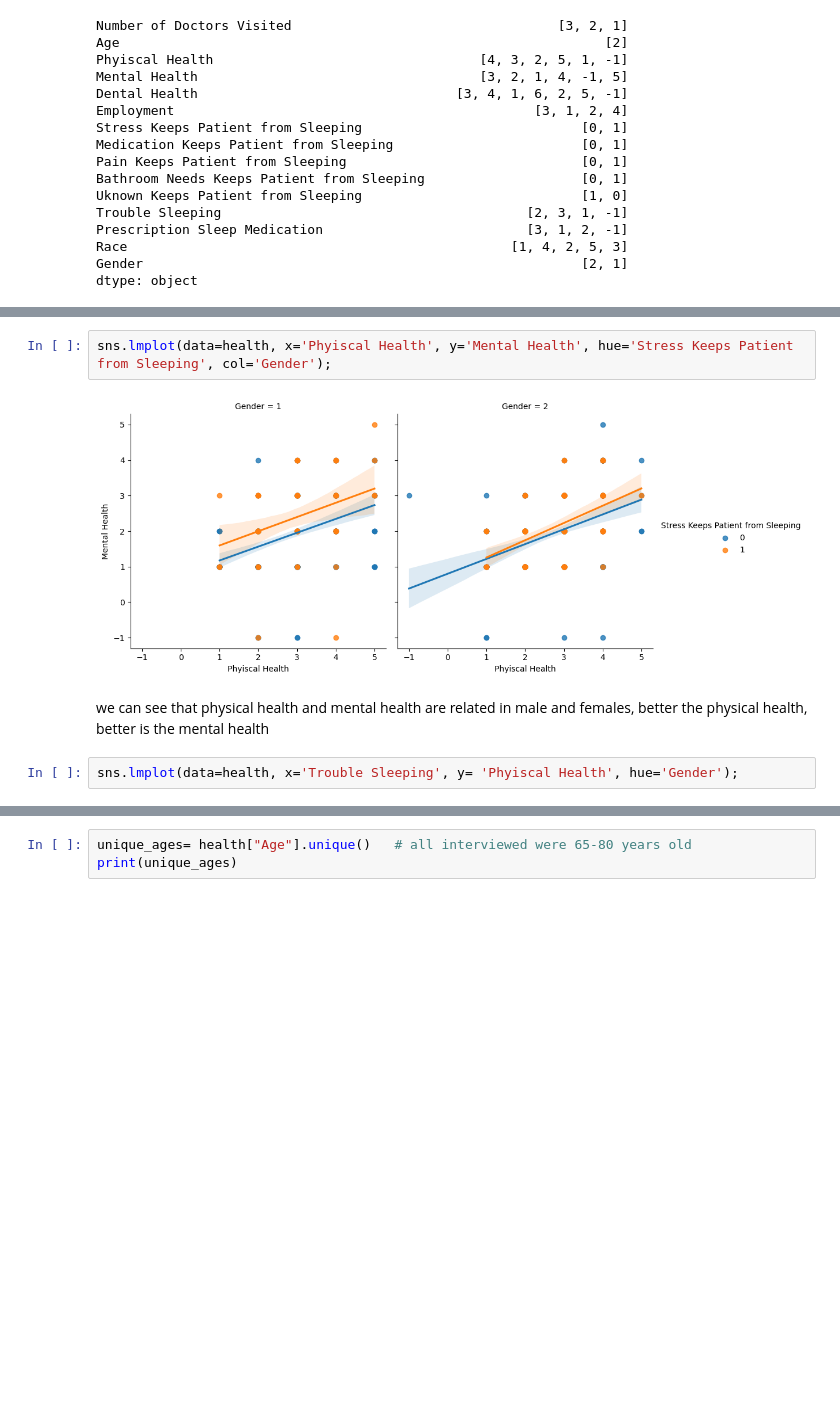
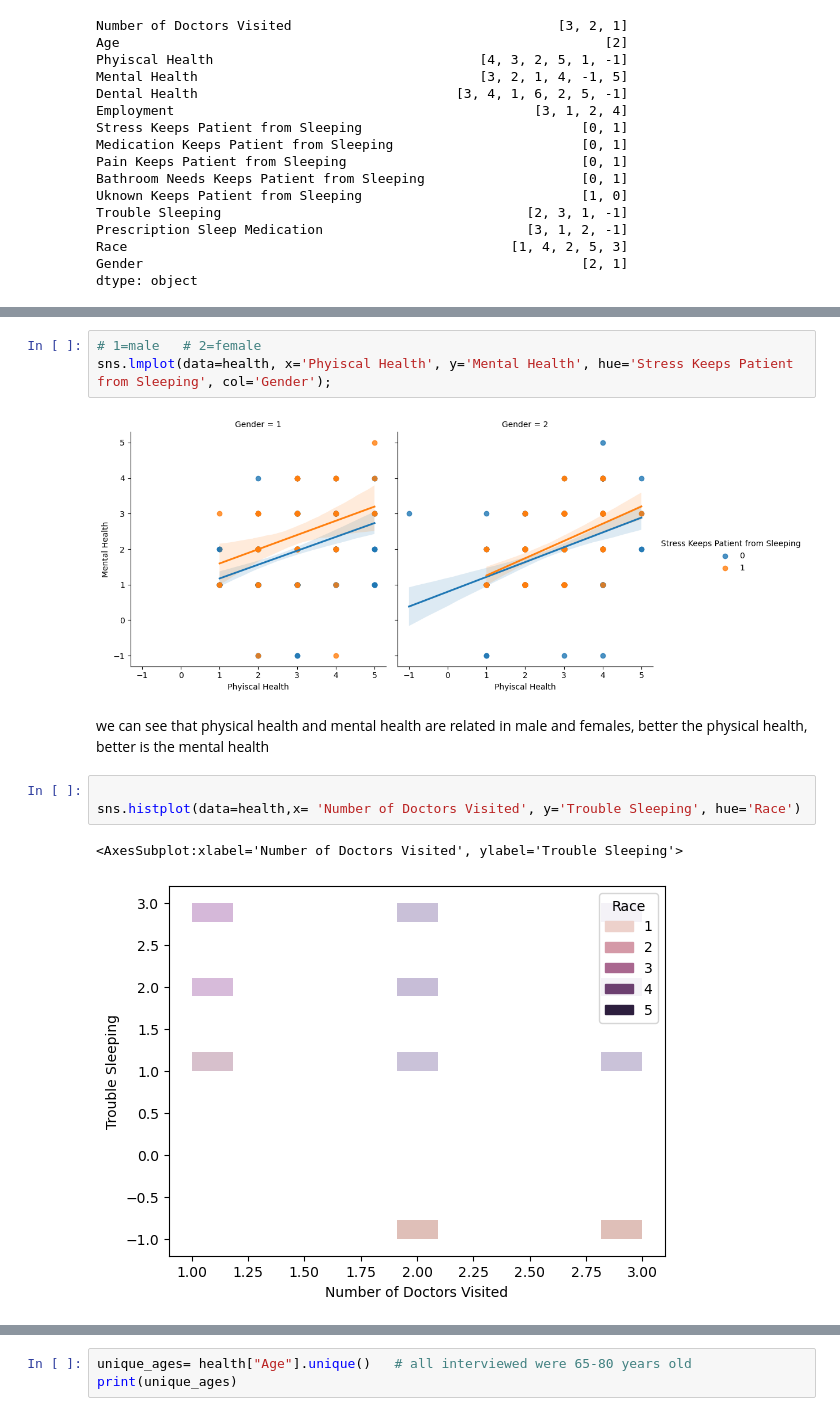
Before and after one commit to Graciele89/UCD_MachineLearning, a Jupyter notebook: early_data_analyses.ipynb, the cells around one changed output, grey strips where cells are left out. Saved outputs shown, nothing was run; the diff lists cells and outputs as text; blank space fills up the shorter version.

```diff
--- a/early_data_analyses.ipynb
+++ b/early_data_analyses.ipynb
@@ -220,11 +222,16 @@ sns.pairplot(health[['Number of Doctors Visited', 'Phyiscal Health' ]])   # plot
 # %%
+# 1=male   # 2=female
 sns.lmplot(data=health, x='Phyiscal Health', y='Mental Health', hue='Stress Keeps Patient from Sleeping', col='Gender');
 # %% [output]
 [figure]
 # %% [markdown]
 we can see that physical health and mental health are related in male and females, better the physical health, better is the mental health
-# %%
-sns.lmplot(data=health, x='Trouble Sleeping', y= 'Phyiscal Health', hue='Gender');
+# %%
+
+sns.histplot(data=health,x= 'Number of Doctors Visited', y='Trouble Sleeping', hue='Race')
+# %% [output]
+<AxesSubplot:xlabel='Number of Doctors Visited', ylabel='Trouble Sleeping'>
+[figure, added]
 # %%
 # checking a specific variable related to others
 sns.pairplot(data=health, hue='Phyiscal Health', kind='reg');
```
Also changed, not shown: parts of 26 cells of this notebook, 2 other files.
